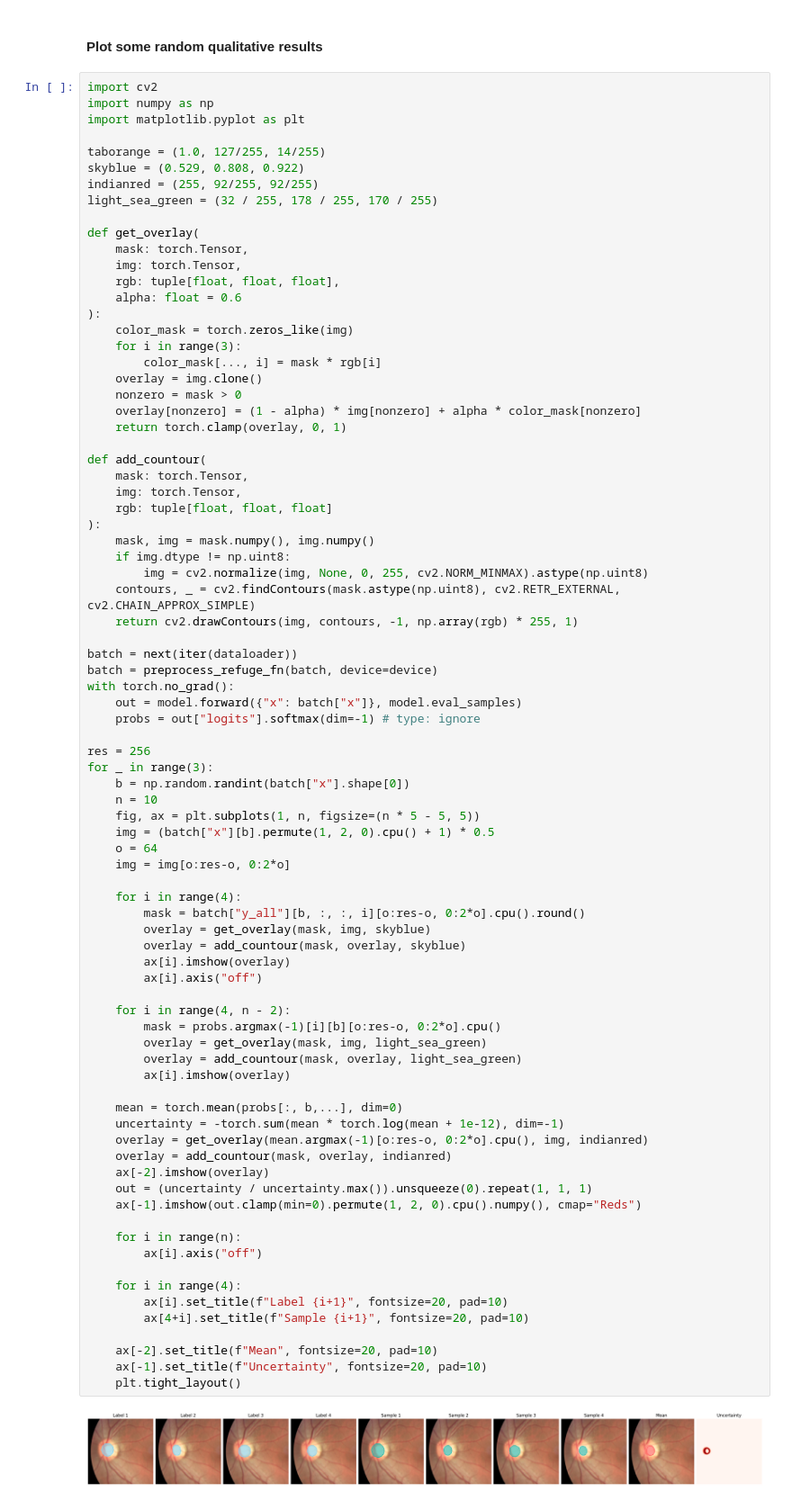
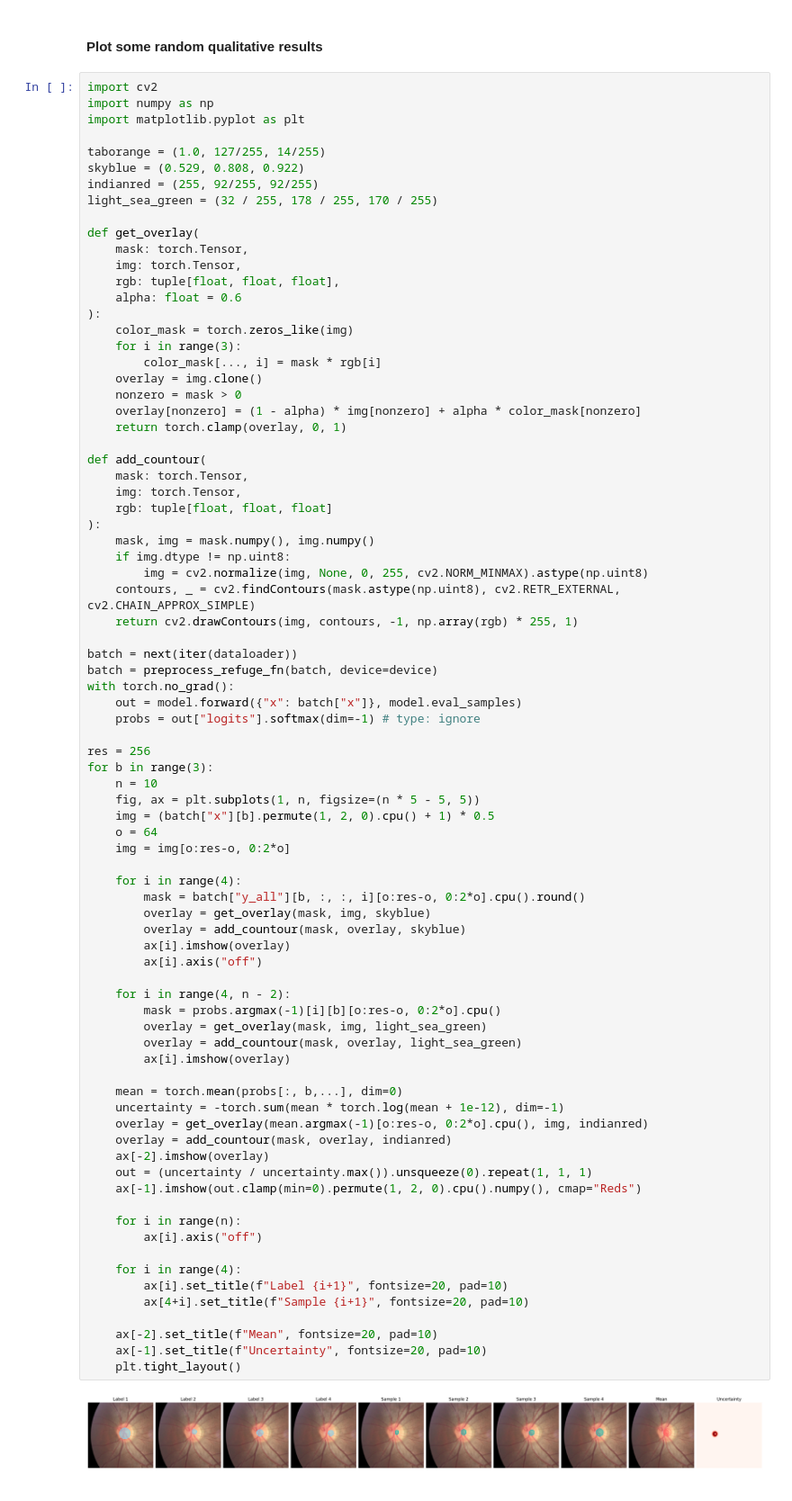
Before and after one commit to biomedia-mira/flow-ssn, a Jupyter notebook: notebooks/autoregressive_refuge.ipynb, the cells around one changed output. Shown at 90% size. Saved outputs shown, nothing was run; the diff lists cells and outputs as text.

Commit message:
update plots

```diff
--- a/notebooks/autoregressive_refuge.ipynb
+++ b/notebooks/autoregressive_refuge.ipynb
@@ -138,8 +138,7 @@ with torch.no_grad():
     probs = out["logits"].softmax(dim=-1) # type: ignore
 
 res = 256
-for _ in range(3):
-    b = np.random.randint(batch["x"].shape[0])
+for b in range(3):
     n = 10
     fig, ax = plt.subplots(1, n, figsize=(n * 5 - 5, 5))
     img = (batch["x"][b].permute(1, 2, 0).cpu() + 1) * 0.5
@@ -151,31 +150,31 @@ for _ in range(3):
         overlay = get_overlay(mask, img, skyblue)
         overlay = add_countour(mask, overlay, skyblue)
         ax[i].imshow(overlay)
         ax[i].axis("off")
 
     for i in range(4, n - 2):
         mask = probs.argmax(-1)[i][b][o:res-o, 0:2*o].cpu()
         overlay = get_overlay(mask, img, light_sea_green)
         overlay = add_countour(mask, overlay, light_sea_green)
         ax[i].imshow(overlay)
 
     mean = torch.mean(probs[:, b,...], dim=0)
     uncertainty = -torch.sum(mean * torch.log(mean + 1e-12), dim=-1)
     overlay = get_overlay(mean.argmax(-1)[o:res-o, 0:2*o].cpu(), img, indianred)
     overlay = add_countour(mask, overlay, indianred)
     ax[-2].imshow(overlay)
     out = (uncertainty / uncertainty.max()).unsqueeze(0).repeat(1, 1, 1)
     ax[-1].imshow(out.clamp(min=0).permute(1, 2, 0).cpu().numpy(), cmap="Reds")
 
     for i in range(n):
         ax[i].axis("off")
 
     for i in range(4):
         ax[i].set_title(f"Label {i+1}", fontsize=20, pad=10)
         ax[4+i].set_title(f"Sample {i+1}", fontsize=20, pad=10)
 
     ax[-2].set_title(f"Mean", fontsize=20, pad=10)
     ax[-1].set_title(f"Uncertainty", fontsize=20, pad=10)
     plt.tight_layout()
 # %% [output]
-[figure, old version]
+[figure, new version]
```
Also changed, not shown: parts of 1 cell of this notebook, 1 other file.
